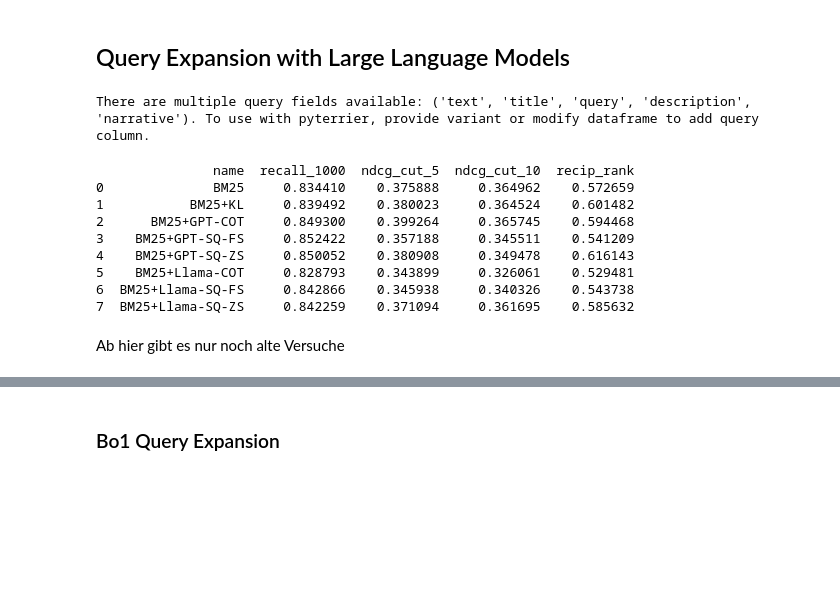
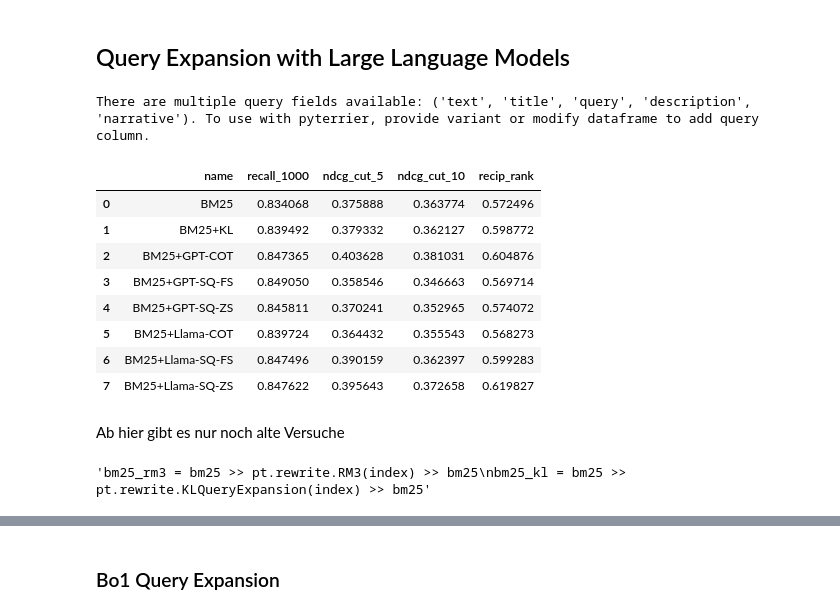
Before and after one commit to tira-io/ir-lab-sose-2024-gruppe-840, a Jupyter notebook: prototypes/bm25-stemmer.ipynb, the cells around one changed output, grey strips where cells are left out. Drawn from its saved outputs; the diff is of its cells as text; code cells hidden in the pictures; blank space fills up the shorter version.

```diff
--- a/prototypes/bm25-stemmer.ipynb
+++ b/prototypes/bm25-stemmer.ipynb
@@ -219,7 +222,7 @@ customStopwords =[
     'under', 'again', 'further', 'then', 'once', 'here', 'there', 'when', 'where', 'why',
     'how', 'all', 'any', 'both', 'each', 'few', 'more', 'most', 'other', 'some', 'such',
     'no', 'nor', 'not', 'only', 'own', 'same', 'so', 'than', 'too', 'very', 's', 't', 'can',
-    'will', 'just', 'don', 'should', 'now', 'e', 'n', 'd', 'o'
+    'will', 'just', 'don', 'should', 'now', 'e', 'n', 'd', 'o', 'c', 'r'
 ]
 
 index = create_index(pt_dataset.get_corpus_iter(), customStopwords)
@@ -277,7 +280,7 @@ def calculate_tf_idf(term, doc_text, index):
     return tf * idf
 
 # Define a function to retrieve top documents and extract terms with scores
-def retrieve_top_docs_terms(query, num_docs=10, num_terms=10):
+def retrieve_top_docs_terms(query, num_docs=10, num_terms=5):
     # Annahme: bm25 ist ein BatchRetrieve-Objekt
     from jnius import autoclass
     tokeniser = autoclass("org.terrier.indexing.tokenisation.Tokeniser").getTokeniser()
@@ -304,6 +307,7 @@ def retrieve_top_docs_terms(query, num_docs=10, num_terms=10):
 
     sorted_terms = sorted(terms_scores.items(), key=lambda x: x[1], reverse=True)
 
+
     return [term for term, score in sorted_terms[:num_terms]]
 
 
@@ -337,32 +341,31 @@ pipeline_llama_cot = (llama_cot >> pt_expand_query) >> bm25
 pipeline_llama_sq_fs = (llama_sq_fs >> pt_expand_query) >> bm25
 pipeline_llama_sq_zs = (llama_sq_zs >> pt_expand_query) >> bm25
 # %%
-experiment = pt.Experiment(
+pt.Experiment(
     retr_systems=[bm25, bm25_kl, pipeline_gpt_cot, pipeline_gpt_sq_fs, pipeline_gpt_sq_zs, pipeline_llama_cot, pipeline_llama_sq_fs, pipeline_llama_sq_zs],
     topics=pt_dataset.get_topics(),
     qrels=pt_dataset.get_qrels(),
     names=['BM25','BM25+KL', 'BM25+GPT-COT', 'BM25+GPT-SQ-FS', 'BM25+GPT-SQ-ZS', 'BM25+Llama-COT', 'BM25+Llama-SQ-FS', 'BM25+Llama-SQ-ZS'],
     eval_metrics=['recall_1000', 'ndcg_cut_5', 'ndcg_cut_10', 'recip_rank']
 )
 # %% [output]
 There are multiple query fields available: ('text', 'title', 'query', 'description', 'narrative'). To use with pyterrier, provide variant or modify dataframe to add query column.
+|  | name | recall_1000 | ndcg_cut_5 | ndcg_cut_10 | recip_rank |
+| 0 | BM25 | 0.834068 | 0.375888 | 0.363774 | 0.572496 |
+| 1 | BM25+KL | 0.839492 | 0.379332 | 0.362127 | 0.598772 |
+| 2 | BM25+GPT-COT | 0.847365 | 0.403628 | 0.381031 | 0.604876 |
+| 3 | BM25+GPT-SQ-FS | 0.849050 | 0.358546 | 0.346663 | 0.569714 |
+| 4 | BM25+GPT-SQ-ZS | 0.845811 | 0.370241 | 0.352965 | 0.574072 |
+| 5 | BM25+Llama-COT | 0.839724 | 0.364432 | 0.355543 | 0.568273 |
+| 6 | BM25+Llama-SQ-FS | 0.847496 | 0.390159 | 0.362397 | 0.599283 |
+| 7 | BM25+Llama-SQ-ZS | 0.847622 | 0.395643 | 0.372658 | 0.619827 |
-# %%
-print(experiment)
-# %% [output]
-               name  recall_1000  ndcg_cut_5  ndcg_cut_10  recip_rank
-0              BM25     0.834410    0.375888     0.364962    0.572659
-1           BM25+KL     0.839492    0.380023     0.364524    0.601482
-2      BM25+GPT-COT     0.849300    0.399264     0.365745    0.594468
-3    BM25+GPT-SQ-FS     0.852422    0.357188     0.345511    0.541209
-4    BM25+GPT-SQ-ZS     0.850052    0.380908     0.349478    0.616143
-5    BM25+Llama-COT     0.828793    0.343899     0.326061    0.529481
-6  BM25+Llama-SQ-FS     0.842866    0.345938     0.340326    0.543738
-7  BM25+Llama-SQ-ZS     0.842259    0.371094     0.361695    0.585632
 # %% [markdown]
 Ab hier gibt es nur noch alte Versuche
 # %%
 '''bm25_rm3 = bm25 >> pt.rewrite.RM3(index) >> bm25
 bm25_kl = bm25 >> pt.rewrite.KLQueryExpansion(index) >> bm25'''
+# %% [output]
+'bm25_rm3 = bm25 >> pt.rewrite.RM3(index) >> bm25\nbm25_kl = bm25 >> pt.rewrite.KLQueryExpansion(index) >> bm25'
 # %%
 '''# llm expansions with gpt
 gpt_cot = tira.pt.transform_queries('workshop-on-open-web-search/tu-dresden-03/qe-gpt3.5-cot', dataset, prefix='llm_expansion_')
```
Also changed, not shown: parts of 11 cells of this notebook.
